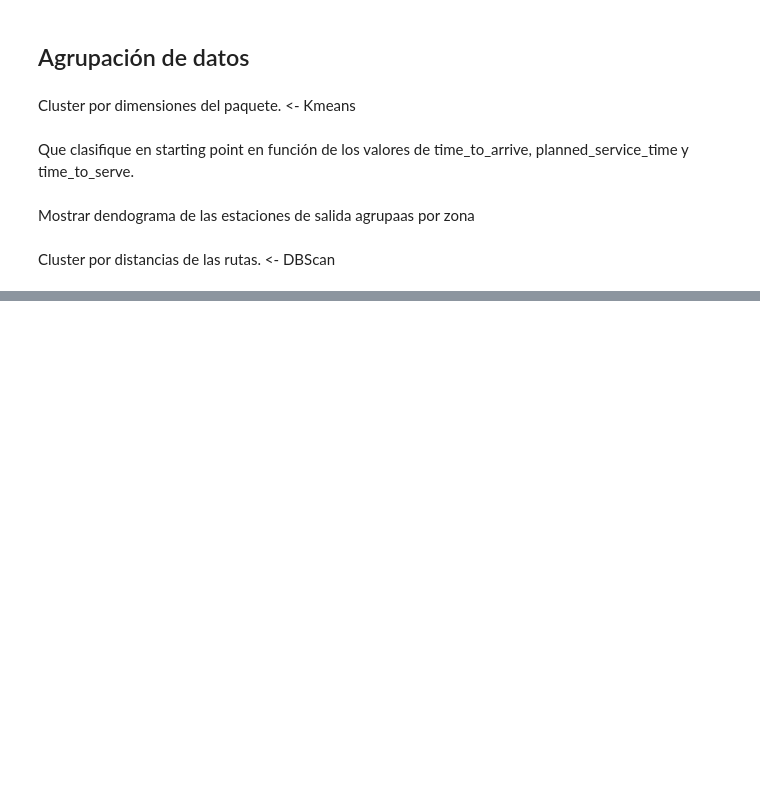
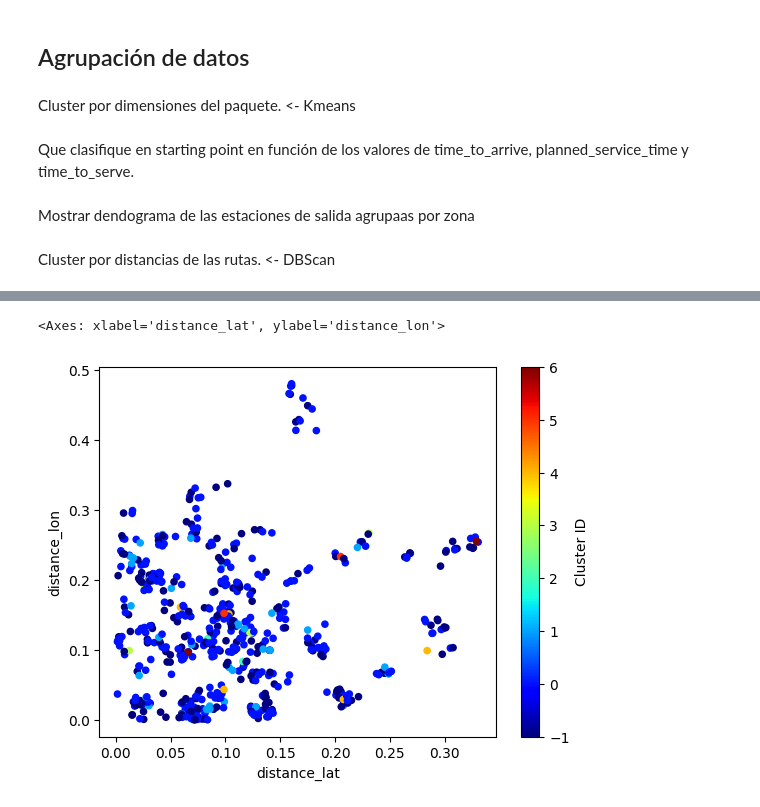
Before and after one commit to pmoros/data-mining-2023-II, a Jupyter notebook: grouping/association_grouping.ipynb, the cells around one changed output, grey strips where cells are left out. Saved outputs shown, nothing was run; the diff lists cells and outputs as text; code cells hidden in the pictures; blank space fills up the shorter version.

Commit message:
DBSCAN
DBSCAN

```diff
--- a/grouping/association_grouping.ipynb
+++ b/grouping/association_grouping.ipynb
@@ -45,0 +107,14 @@ Cluster por distancias de las rutas. <- DBScan
+# %%
+#Aplicacion del algoritmo DBSCAN
+from sklearn.cluster import DBSCAN
+import numpy as np
+
+db = DBSCAN(eps=0.01, min_samples=100).fit(data2)
+core_samples_mask = np.zeros_like(db.labels_, dtype=bool)
+core_samples_mask[db.core_sample_indices_] = True
+labels = pd.DataFrame(db.labels_,columns=['Cluster ID'])
+result = pd.concat((data2,labels), axis=1)
+result.plot.scatter(x='distance_lat',y='distance_lon',c='Cluster ID', colormap='jet')
+# %% [output]
+<Axes: xlabel='distance_lat', ylabel='distance_lon'>
+[figure, added]
```
Also changed, not shown: parts of 8 cells of this notebook.
